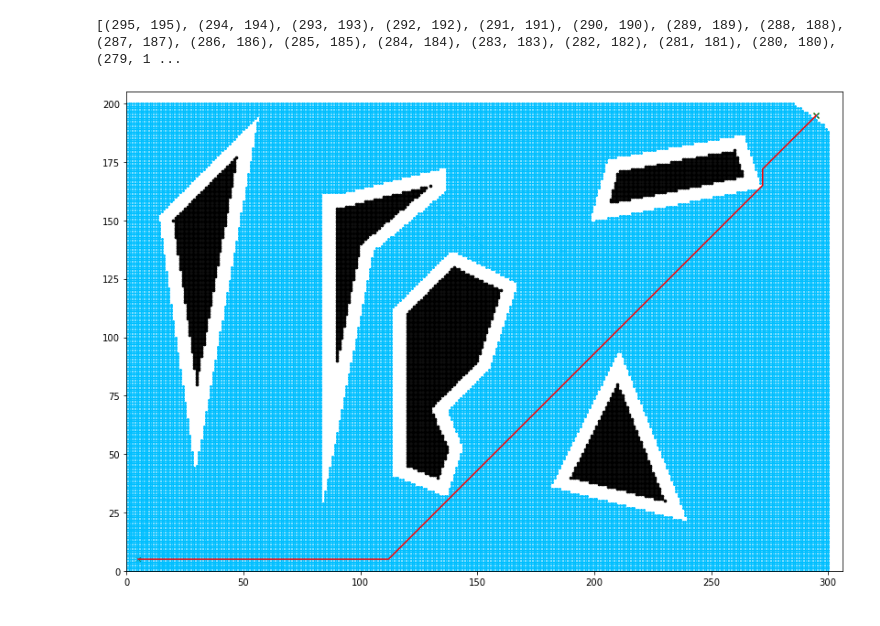
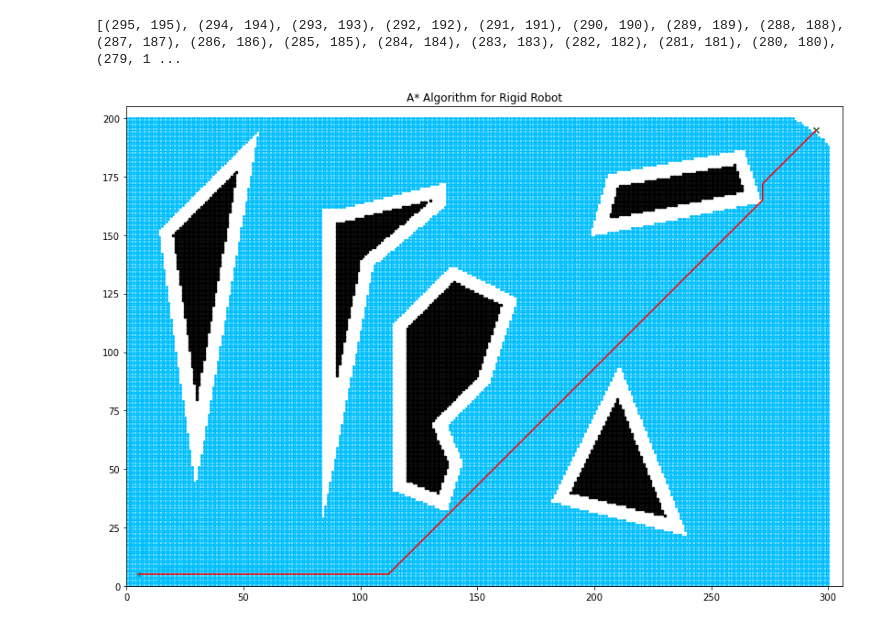
Before and after one commit to Shaswat2001/2DGrid_Based_Motion_Planning, a Jupyter notebook: Motion_Planning_RigidRobot_Astar.ipynb, the cells around one changed output. Cells and saved outputs as stored; diff of their text form; code cells hidden in the pictures.

Commit message:
Astar Algorithm for Rigid Robot

```diff
--- a/Motion_Planning_RigidRobot_Astar.ipynb
+++ b/Motion_Planning_RigidRobot_Astar.ipynb
@@ -322,31 +322,35 @@ obstacle_x=[]
 obstacle_y=[]
 for pt in obstacle_points:
     obstacle_x.append(pt[0])
     obstacle_y.append(pt[1])
 
 distance_x=[]
 distance_y=[]
 for c in backtrack_node:
     distance_x.append(c[0])
     distance_y.append(c[1])
 
 fig = plt.figure(figsize=(14,14))
 
 ax = fig.add_subplot(111, aspect='equal', autoscale_on=True,
                      xlim=(0,306), ylim=(0,205))
 plt.scatter(obstacle_x,obstacle_y,c='black',s=7)
 g=plt.scatter(start[0],start[1],c='darkgreen',marker='x')
 sw=plt.scatter(goal[0],goal[1],c='darkgreen',marker='x')
 s=plt.plot(distance_x,distance_y,c='red')
 
 visited_x=[]
 visited_y=[]
 for j in range(len(visited)):
     x_s=visited[j][0]
     y_s=visited[j][1]
     visited_x.append(x_s)
     visited_y.append(y_s)
 
 s=plt.scatter(visited_x,visited_y,c='deepskyblue',s=4,marker='x')
+
+plt.title("A* Algorithm for Rigid Robot")
+
+plt.show()
 # %% [output]
-[figure, old version]
+[figure, new version]
```
